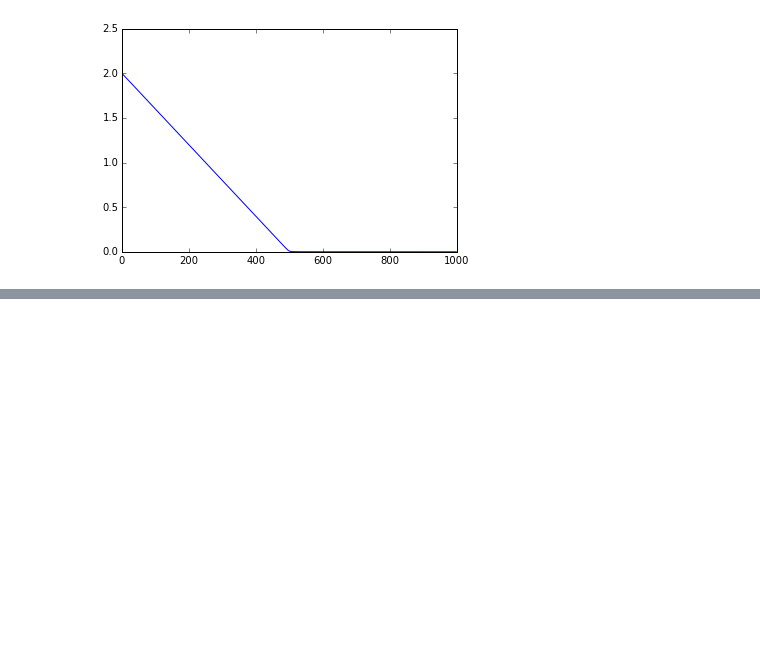
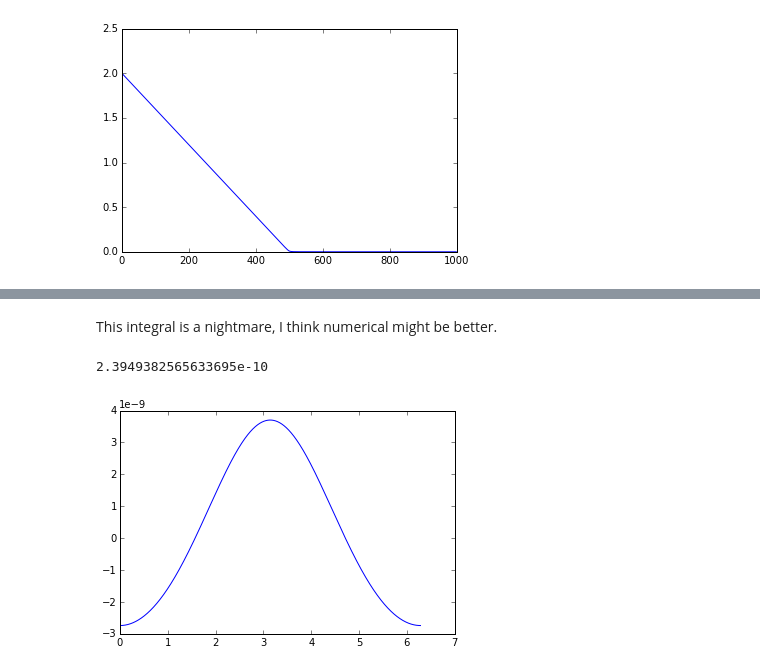
Before and after one commit to LafeLabs/PostCapitalistIndustry, a Jupyter notebook: jupyterNotebooks/motors/biot-savart1.ipynb, the cells around one changed output, grey strips where cells are left out. Cells and saved outputs as stored; diff of their text form; code cells hidden in the pictures; blank space fills up the shorter version.

```diff
--- a/jupyterNotebooks/motors/biot-savart1.ipynb
+++ b/jupyterNotebooks/motors/biot-savart1.ipynb
@@ -207,0 +271,15 @@ plot(rprime-z)
+# %% [markdown]
+This integral is a nightmare, I think numerical might be better.
+# %%
+numPpoints = 10000
+theta = linspace(0,2*pi,numPpoints)
+A = 1.0
+B = 10.0
+
+I = -1e-7*cos(theta)/(A*cos(theta) + B)**1.5
+
+plot(theta,I)
+sum(I)/numPpoints
+# %% [output]
+2.3949382565633695e-10
+[figure, added]
```
Also changed, not shown: parts of 9 cells of this notebook, 8 other files.
